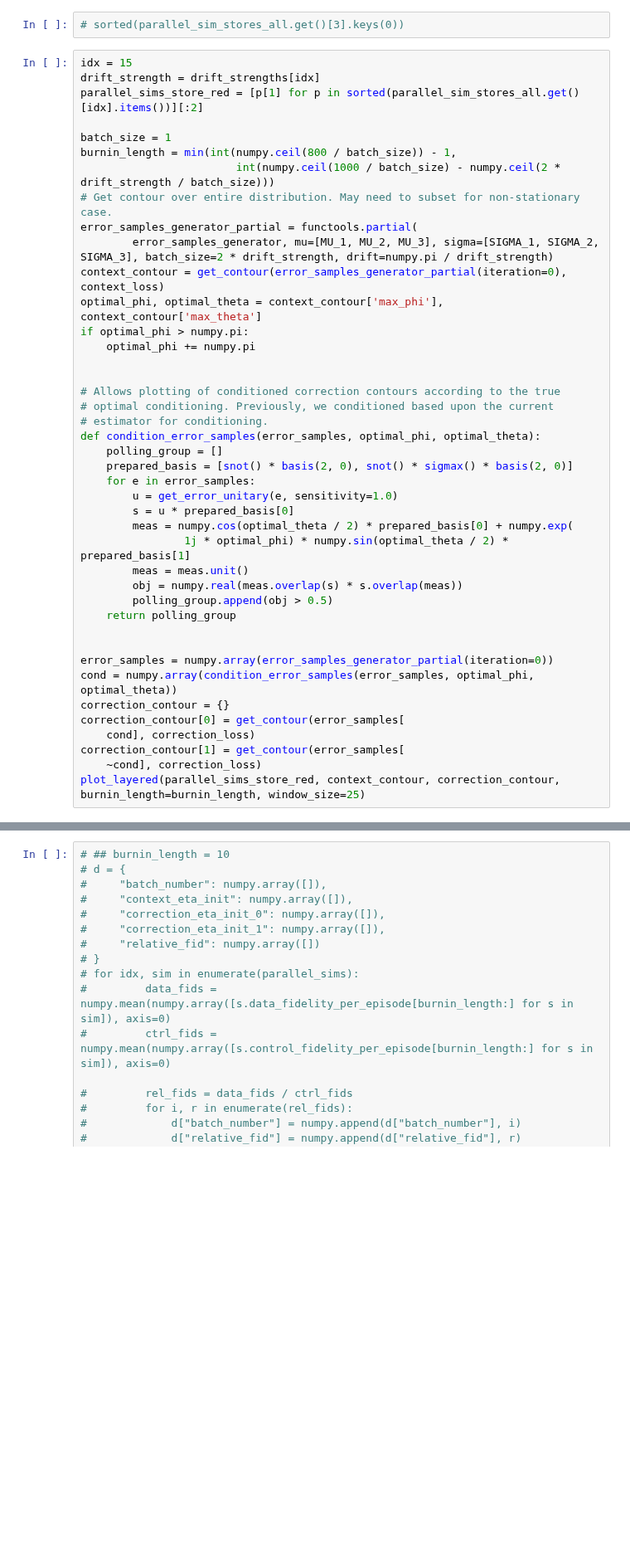
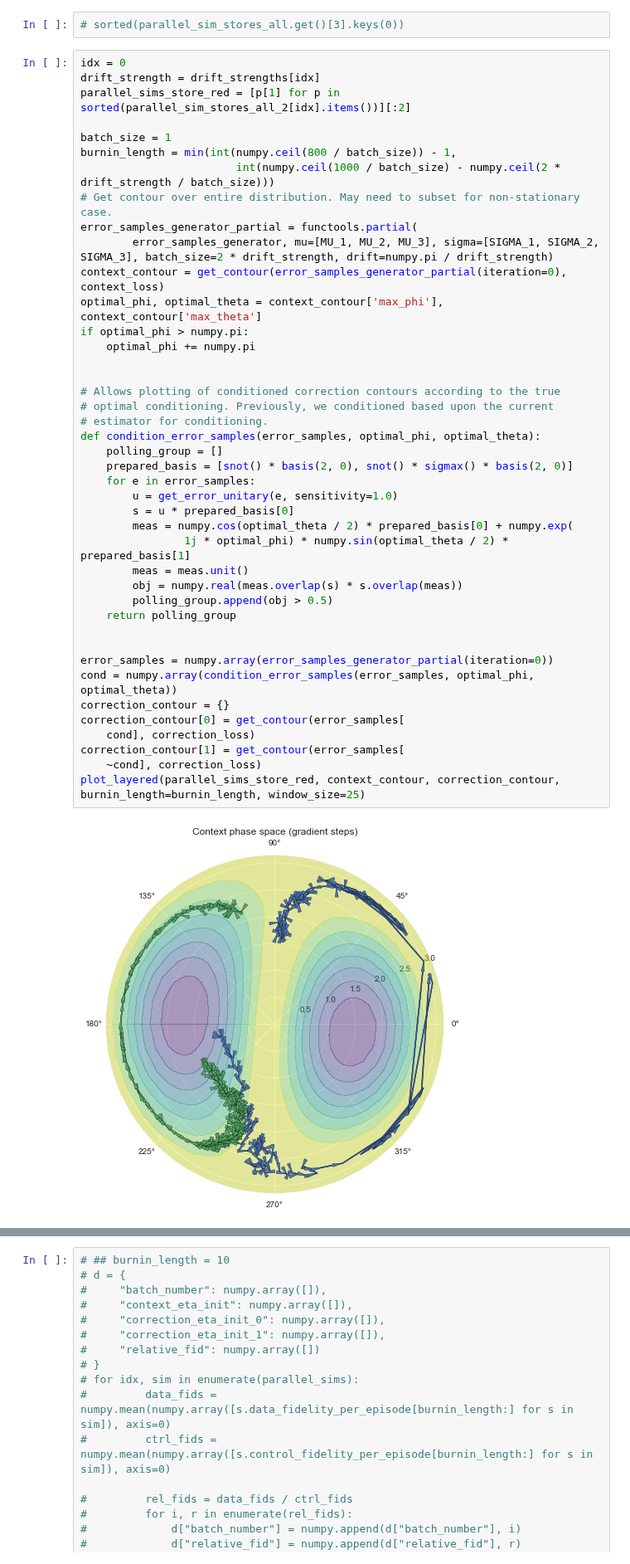
Before and after one commit to farice/SpectatorQubits, a Jupyter notebook: MAB-continuous-analytic-arbitrary-axis.ipynb, the cells around one changed output, grey strips where cells are left out. Shown at 83% size. Saved outputs shown, nothing was run; the diff lists cells and outputs as text; blank space fills up the shorter version.

```diff
--- a/MAB-continuous-analytic-arbitrary-axis.ipynb
+++ b/MAB-continuous-analytic-arbitrary-axis.ipynb
@@ -381,9 +381,9 @@ with open('parallel_sim_stores_all_2021_01_29.pkl', 'rb') as f:
 # %%
 # sorted(parallel_sim_stores_all.get()[3].keys(0))
 # %%
-idx = 15
+idx = 0
 drift_strength = drift_strengths[idx]
-parallel_sims_store_red = [p[1] for p in sorted(parallel_sim_stores_all.get()[idx].items())][:2]
+parallel_sims_store_red = [p[1] for p in sorted(parallel_sim_stores_all_2[idx].items())][:2]
 
 batch_size = 1
 burnin_length = min(int(numpy.ceil(800 / batch_size)) - 1,
@@ -395,30 +395,32 @@ context_contour = get_contour(error_samples_generator_partial(iteration=0), cont
 optimal_phi, optimal_theta = context_contour['max_phi'], context_contour['max_theta']
 if optimal_phi > numpy.pi:
     optimal_phi += numpy.pi
 
 
 # Allows plotting of conditioned correction contours according to the true
 # optimal conditioning. Previously, we conditioned based upon the current
 # estimator for conditioning.
 def condition_error_samples(error_samples, optimal_phi, optimal_theta):
     polling_group = []
     prepared_basis = [snot() * basis(2, 0), snot() * sigmax() * basis(2, 0)]
     for e in error_samples:
         u = get_error_unitary(e, sensitivity=1.0)
         s = u * prepared_basis[0]
         meas = numpy.cos(optimal_theta / 2) * prepared_basis[0] + numpy.exp(
                 1j * optimal_phi) * numpy.sin(optimal_theta / 2) * prepared_basis[1]
         meas = meas.unit()
         obj = numpy.real(meas.overlap(s) * s.overlap(meas))
         polling_group.append(obj > 0.5)
     return polling_group
 
 
 error_samples = numpy.array(error_samples_generator_partial(iteration=0))
 cond = numpy.array(condition_error_samples(error_samples, optimal_phi, optimal_theta))
 correction_contour = {}
 correction_contour[0] = get_contour(error_samples[
     cond], correction_loss)
 correction_contour[1] = get_contour(error_samples[
     ~cond], correction_loss)
 plot_layered(parallel_sims_store_red, context_contour, correction_contour, burnin_length=burnin_length, window_size=25)
+# %% [output]
+[figure, added]
```
Also changed, not shown: parts of 1 cell of this notebook, 4 other files.
